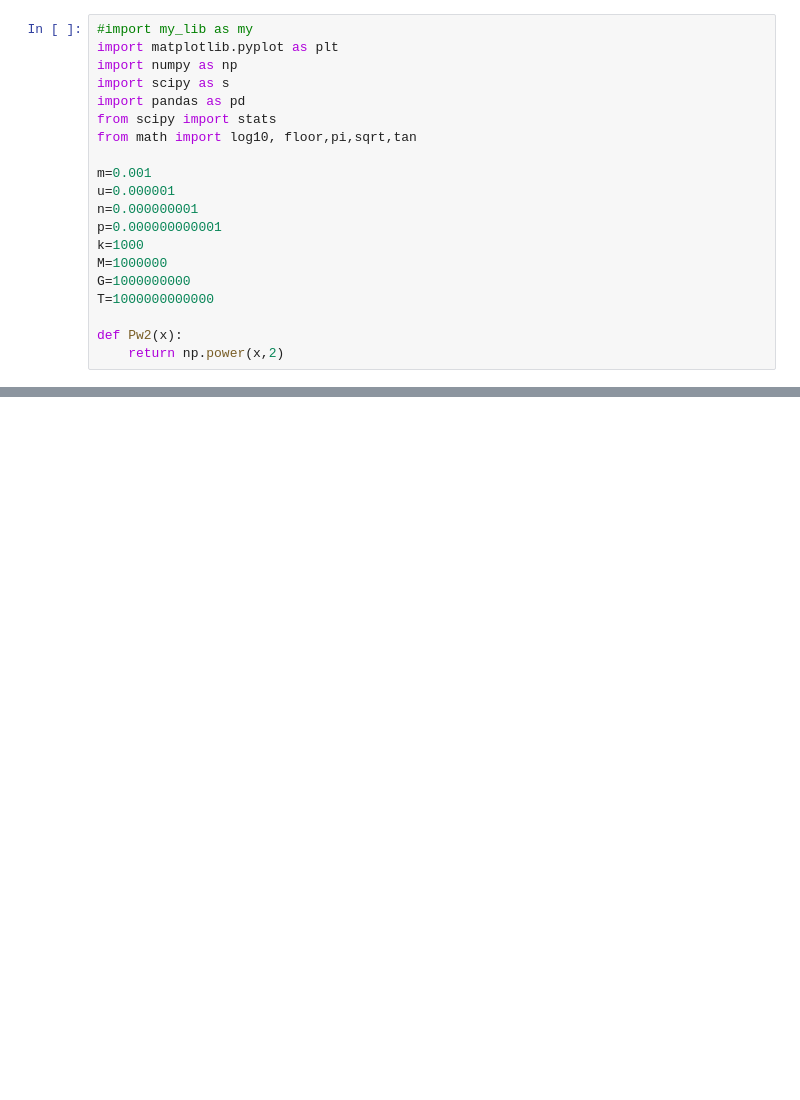
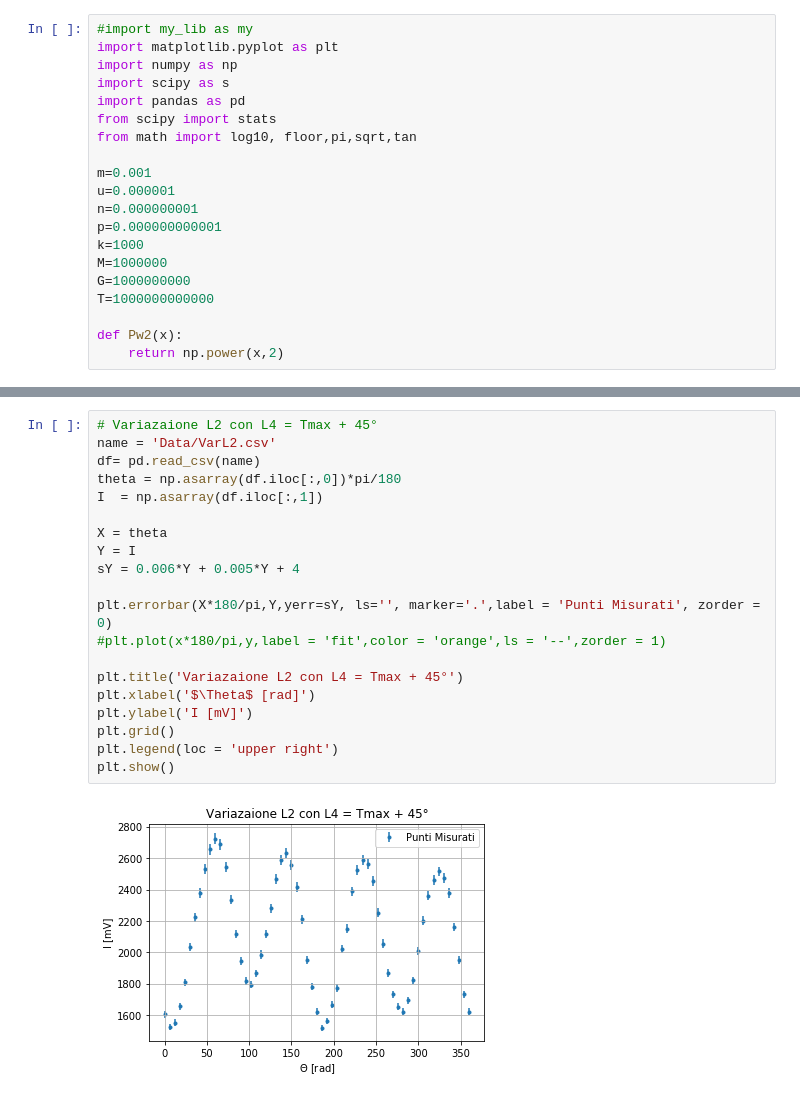
Before and after one commit to Kevin222-hub/Lab_reports, a Jupyter notebook: Ottica_3/Main.ipynb, the cells around one changed output, grey strips where cells are left out. Saved outputs shown, nothing was run; the diff lists cells and outputs as text; blank space fills up the shorter version.

```diff
--- a/Ottica_3/Main.ipynb
+++ b/Ottica_3/Main.ipynb
@@ -106,0 +104,22 @@ Results
+# %%
+# Variazaione L2 con L4 = Tmax + 45°
+name = 'Data/VarL2.csv'
+df= pd.read_csv(name)
+theta = np.asarray(df.iloc[:,0])*pi/180
+I  = np.asarray(df.iloc[:,1])
+
+X = theta
+Y = I
+sY = 0.006*Y + 0.005*Y + 4
+
+plt.errorbar(X*180/pi,Y,yerr=sY, ls='', marker='.',label = 'Punti Misurati', zorder = 0)
+#plt.plot(x*180/pi,y,label = 'fit',color = 'orange',ls = '--',zorder = 1)
+
+plt.title('Variazaione L2 con L4 = Tmax + 45°')
+plt.xlabel('$\Theta$ [rad]')
+plt.ylabel('I [mV]')
+plt.grid()
+plt.legend(loc = 'upper right')
+plt.show()
+# %% [output]
+[figure, added]
```
Also changed, not shown: parts of 12 cells of this notebook.
